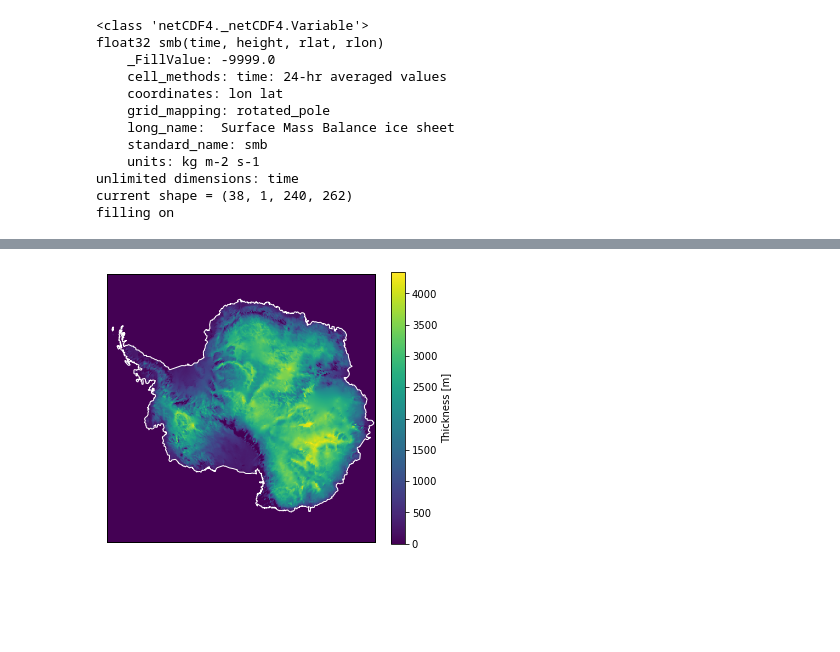
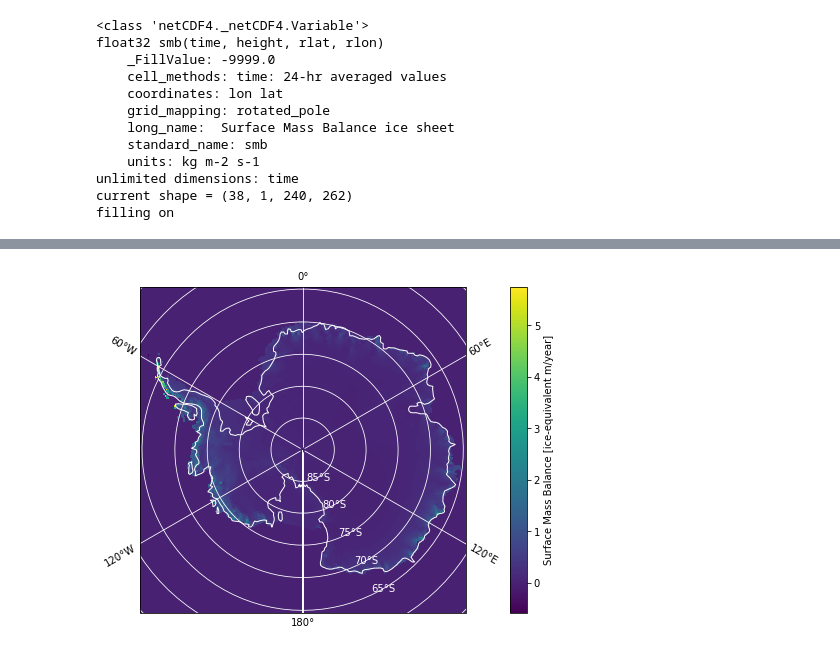
Before and after one commit to thomasteisberg/glaciology-util, a Jupyter notebook: loading_data/Plotting Antarctic Datasets.ipynb, the cells around one changed output, grey strips where cells are left out. Cells and saved outputs as stored; diff of their text form; code cells hidden in the pictures; blank space fills up the shorter version.

```diff
--- a/loading_data/Plotting Antarctic Datasets.ipynb
+++ b/loading_data/Plotting Antarctic Datasets.ipynb
@@ -181,33 +256,28 @@ transformer = pyproj.Transformer.from_crs(crs_epsg3031, crs_latlon)
-# %%
-# Make the plot
-boundinglat = -65
-lon_0 = 180
-plt.figure(figsize=(6,5), facecolor='white')
-m = Basemap(projection='spstere',boundinglat=boundinglat,lon_0=lon_0,resolution='l')
-m.drawcoastlines(color='white')
-m.drawmapboundary()
-
-# Interpolate data to a grid
-n = 50 # We'll decimate the input data to make it faster to plot
-x_bm = (np.array(nc_bedmachine.variables['x']))[::n]
-y_bm = (np.array(nc_bedmachine.variables['y']))[::n]
-thickness_bm = (np.array(nc_bedmachine.variables['thickness']))[::n,::n]
-
-X_bm, Y_bm = np.meshgrid(x_bm, y_bm)
-lon_bm, lat_bm = transformer.transform(X_bm, Y_bm)
-
-xs_bm, ys_bm = m(lon_bm, lat_bm)
-
-thickness_grid = scipy.interpolate.griddata((xs_bm.flatten(), ys_bm.flatten()), thickness_bm.flatten(), (xgrid, ygrid))
-
-# Plot data
-m.pcolormesh(xgrid, ygrid, thickness_grid)
-
-clb = plt.colorbar()
-clb.set_label('Thickness [m]')
-
-#plt.savefig('bedmachinethickness.png')
-
-plt.show()
-# %% [output]
-[figure, removed]
+# %%
+crs_lonlat = cartopy.crs.PlateCarree()
+
+fig, ax = plt.subplots(figsize=(8,6), facecolor='white', subplot_kw=dict(projection=crs_3031)) # Note: our plot will still be in EPSG3031
+
+ax.coastlines(resolution='110m', color='white') # Add coastlines
+gl = ax.gridlines(draw_labels=True, color='white') # Add gridlines to make latitudes/longitudes
+gl.ylabel_style = {'color': 'white'} # The latitudes are shown inside the plot, so they need to be white for visibility
+
+# Note: no need to downsample - this is already pretty low-res
+lat_racmo = np.array(nc_smb_racmo['lat'])
+lon_racmo = np.array(nc_smb_racmo['lon'])
+smb_racmo = np.array(nc_smb_racmo['smb'])
+smb_racmo_avg = np.mean(smb_racmo[:,0,:,:], axis=0) # Time average over all years in the dataset
+
+pcm = ax.pcolormesh(lon_racmo, lat_racmo, smb_racmo_avg / 900, transform=crs_lonlat) # Plot thickness data
+clb = fig.colorbar(pcm, ax=ax, pad=0.1) # Add a colorbar
+clb.set_label('Surface Mass Balance [ice-equivalent m/year]')
+
+ax.set_aspect('equal')
+ax.set_xlim(-2.8e6,2.8e6) # Quick note here: If you use set_(x/y)lim, you're setting the limits in projected coordinates.
+ax.set_ylim(-2.8e6,2.8e6) #                  If you prefer, you can use ax.set_extent to set the limits in any coordinate system you want.
+
+#lt.savefig('smb.png')
+
+plt.show()
+# %% [output]
+[figure, added]
```
Also changed, not shown: parts of 20 cells of this notebook, 3 other files.
